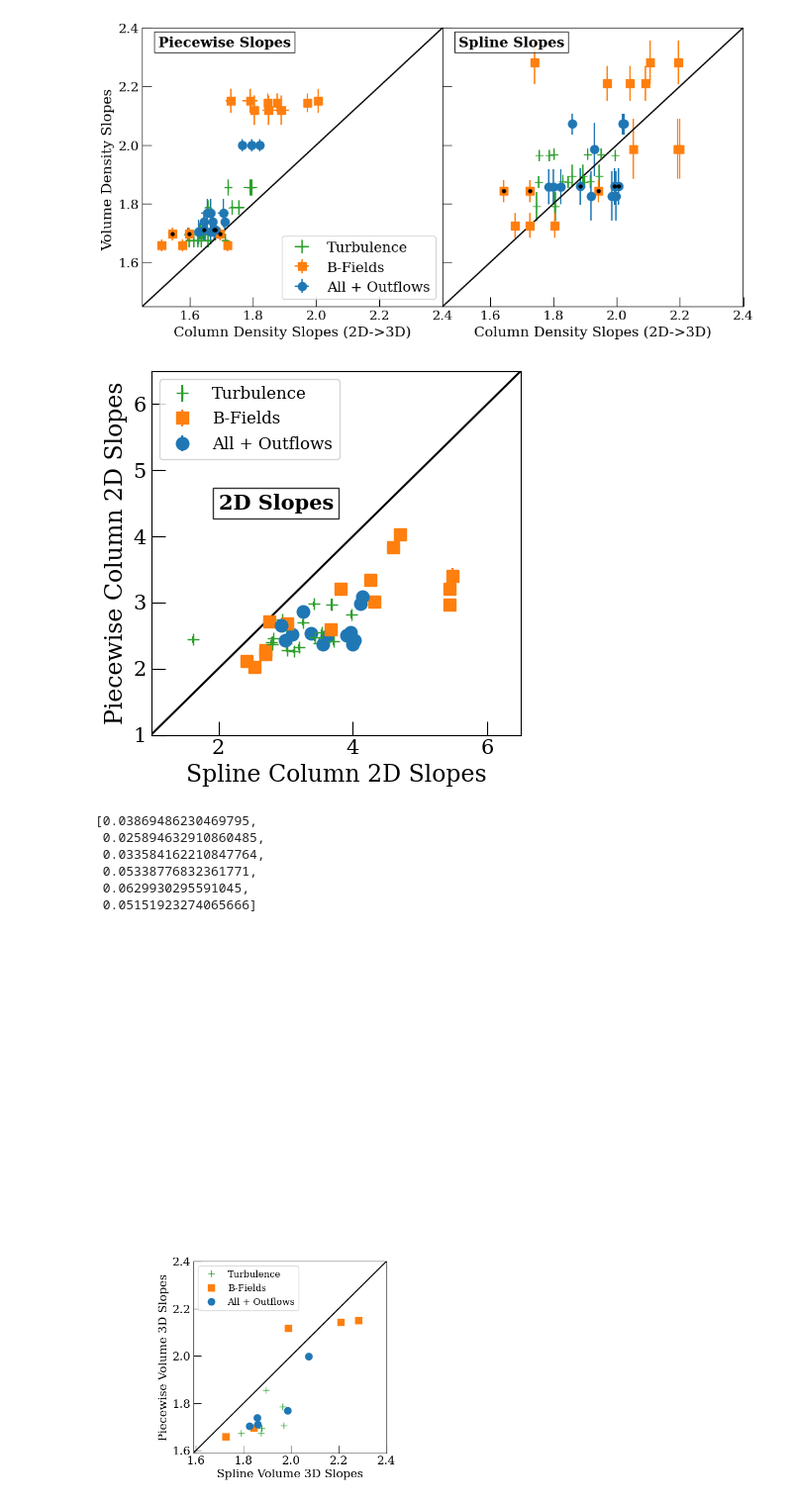
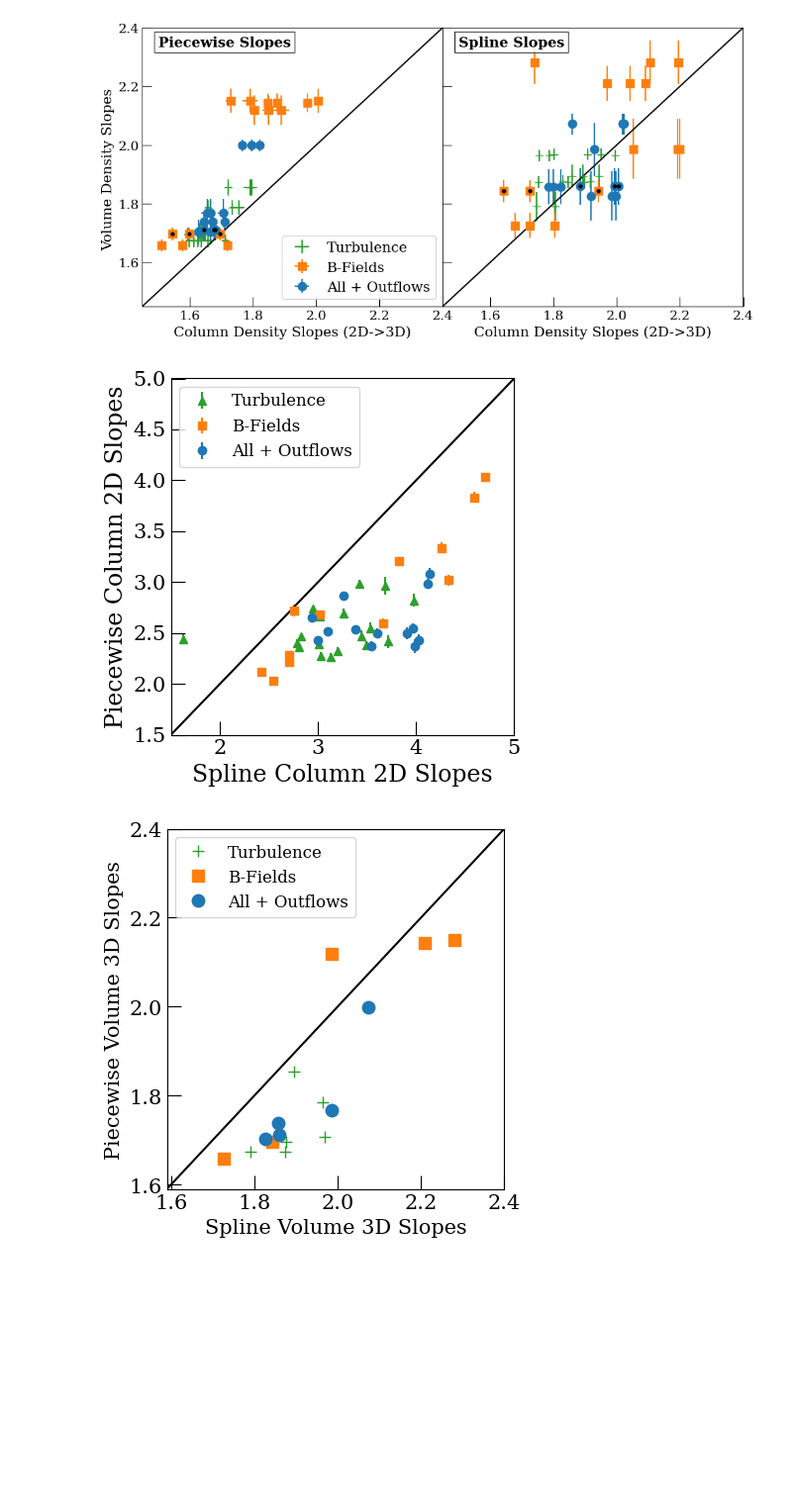
Before and after one commit to Kiihne/PDF-kiihne, a Jupyter notebook: 3D_slopes.ipynb, the cells around one changed output. Shown at 99% size. Cells and saved outputs as stored; diff of their text form; code cells hidden in the pictures; blank space fills up the shorter version.

```diff
--- a/3D_slopes.ipynb
+++ b/3D_slopes.ipynb
@@ -321,10 +317,10 @@ for a in range(3):
     slope_x_gt = []
     slope_x_gtm = []
     slope_x_gtmp = []
-    error_x_g = []
-    error_x_gt = []
-    error_x_gtm = []
-    error_x_gtmp = []
+    pdf_error_x_g = []
+    pdf_error_x_gt = []
+    pdf_error_x_gtm = []
+    pdf_error_x_gtmp = []
     slope_x_gt_err = []
     slope_x_gtm_err = []
     slope_x_gtmp_err = []
@@ -375,9 +371,9 @@ for a in range(3):
         string3 = string2.split(",")
         string3 = np.array(string3)
         slope_list = string3.astype('float')
-        error_x_gt.append(slope_list[0+a])
-        error_x_gtm.append(slope_list[3+a])
-        error_x_gtmp.append(slope_list[6+a])
+        pdf_error_x_gt.append(slope_list[0+a])
+        pdf_error_x_gtm.append(slope_list[3+a])
+        pdf_error_x_gtmp.append(slope_list[6+a])
     grav_3D_col_piece = np.zeros(6)
     turbulence_3D_col_piece = np.zeros(6)
     mag_3D_col_piece = np.zeros(6)
@@ -393,9 +389,9 @@ for a in range(3):
         turbulence_3D_col_piece[z] = 3/(2/slope_x_gt[z]+1)
         mag_3D_col_piece[z] = 3/(2/slope_x_gtm[z]+1)
         outflows_3D_col_piece[z] = 3/(2/slope_x_gtmp[z]+1)
-        error_3D_gt_piece[z] = (6/(slope_x_gt[z]+2)**2)*error_x_gt[z]
-        error_3D_gtm_piece[z] = (6/(slope_x_gtm[z]+2)**2)*error_x_gtm[z]
-        error_3D_gtmp_piece[z] = (6/(slope_x_gtmp[z]+2)**2)*error_x_gtmp[z]
+        error_3D_gt_piece[z] = (6/(slope_x_gt[z]+2)**2)*pdf_error_x_gt[z]
+        error_3D_gtm_piece[z] = (6/(slope_x_gtm[z]+2)**2)*pdf_error_x_gtm[z]
+        error_3D_gtmp_piece[z] = (6/(slope_x_gtmp[z]+2)**2)*pdf_error_x_gtmp[z]
 
         #for comparison
         piece_comparison_gt.append(turbulence_3D_col_piece[z])
@@ -577,13 +573,12 @@ x=.1*np.linspace(0,90)
 y=x
 plt.plot(x,y, color = 'black')
 for a in range(3):
-    plt.errorbar(spline_2D_slope_full_gt[a*6],piece_2D_slope_full_gt[a*6], yerr = piece_2D_slope_full_gt_err[a*6],color = 'C2', fmt = '+', markersize = 9, label = 'Turbulence')
-    plt.errorbar(spline_2D_slope_full_gtm[a*6],piece_2D_slope_full_gtm[a*6],yerr = piece_2D_slope_full_gtm_err[a*6],color = 'C1', fmt = 's', markersize = 9, label = 'B-Fields')
-    plt.errorbar(spline_2D_slope_full_gtmp[a*6],piece_2D_slope_full_gtmp[a*6],yerr = piece_2D_slope_full_gtmp_err[a*6],color = 'C0',  fmt = 'o', markersize = 9, label = 'All + Outflows')
+    plt.errorbar(spline_2D_slope_full_gt[a*6],piece_2D_slope_full_gt[a*6], yerr = piece_2D_slope_full_gt_err[a*6],color = 'C2', fmt = '^', markersize = 6, label = 'Turbulence')
+    plt.errorbar(spline_2D_slope_full_gtm[a*6],piece_2D_slope_full_gtm[a*6],yerr = piece_2D_slope_full_gtm_err[a*6],color = 'C1', fmt = 's', markersize = 6, label = 'B-Fields')
+    plt.errorbar(spline_2D_slope_full_gtmp[a*6],piece_2D_slope_full_gtmp[a*6],yerr = piece_2D_slope_full_gtmp_err[a*6],color = 'C0',  fmt = 'o', markersize = 6, label = 'All + Outflows')
     if a == 0:
         plt.legend(loc = 'upper left',fontsize = 12)
 
-    #
 snap = 1
 plt.errorbar(spline_2D_slope_full_gtm[0+snap][1],piece_2D_slope_full_gtm[0+snap][1],color = 'black', fmt = '.', markersize = 7)
 plt.errorbar(spline_2D_slope_full_gtm[6+snap][1],piece_2D_slope_full_gtm[6+snap][1],color = 'black', fmt = '.', markersize = 7)
@@ -592,46 +587,37 @@ plt.errorbar(spline_2D_slope_full_gtm[12+snap][1],piece_2D_slope_full_gtm[12+sna
 #bells n whistles
 plt.xlabel('Spline Column 2D Slopes', size=17)
 plt.ylabel('Piecewise Column 2D Slopes', size=17)
-plt.ylim(1,6.5)
-plt.xlim(1,6.5)
-plt.annotate('2D Slopes', (2.0,4.5), color = 'black', fontsize =15, weight = 'bold',horizontalalignment='left',verticalalignment='center', textcoords='data', bbox=dict(facecolor='white', alpha=0.8))
+plt.ylim(1.5,5)
+plt.xlim(1.5,5)
+#plt.annotate('2D Slopes', (2.0,3.5), color = 'black', fontsize =15, weight = 'bold',horizontalalignment='left',verticalalignment='center', textcoords='data', bbox=dict(facecolor='white', alpha=0.8))
 plt.tick_params(direction='in', which = 'major', size =10, labelsize = 15)
 plt.tick_params(direction='in', which = 'minor', size =4)
 plt.tight_layout()
 plt.savefig('plots/2D_spline_v_piecewise.pdf', bbox_inches='tight', format = 'pdf')
 # %% [output]
-[figure, old version]
+[figure, new version]
-# %%
-piece_2D_slope_full_gt_err[17]
-# %% [output]
-[0.03869486230469795,
- 0.025894632910860485,
- 0.033584162210847764,
- 0.05338776832361771,
- 0.0629930295591045,
- 0.05151923274065666]
 # %%
 #2D graph of piecewise and spline slopes
 #plot bells and whistles
 plt.figure(figsize = (4.5,4.5))
 #plot x = y line
 x=.1*np.linspace(0,90)
 y=x
 plt.plot(x,y, color = 'black')
 plt.errorbar(turbulence_3D_vol,slope_volPDF_gt,color = 'C2', fmt = '+', markersize = 9, label = 'Turbulence')
 plt.errorbar(mag_3D_vol,slope_volPDF_gtm,color = 'C1', fmt = 's', markersize = 9, label = 'B-Fields')
 plt.errorbar(outflows_3D_vol,slope_volPDF_gtmp,color = 'C0',  fmt = 'o', markersize = 9, label = 'All + Outflows')
 plt.errorbar(mag_3D_vol[1],slope_volPDF_gtm[1],color = 'black', fmt = '.', markersize = 9)
 #bells n whistles
 plt.xlabel('Spline Volume 3D Slopes', size=15)
 plt.ylabel('Piecewise Volume 3D Slopes', size=15)
 plt.ylim(1.59,2.4)
 plt.xlim(1.59,2.4)
-plt.annotate('3D Slopes', (1.2,3.75), color = 'black', fontsize =15, weight = 'bold',horizontalalignment='left',verticalalignment='center', textcoords='data', bbox=dict(facecolor='white', alpha=0.8))
+#plt.annotate('3D Slopes', (1.2,3.75), color = 'black', fontsize =15, weight = 'bold',horizontalalignment='left',verticalalignment='center', textcoords='data', bbox=dict(facecolor='white', alpha=0.8))
 plt.tick_params(direction='in', which = 'major', size =10, labelsize = 15)
 plt.tick_params(direction='in', which = 'minor', size =4)
 plt.legend(loc = 'upper left',fontsize = 12)
 plt.tight_layout()
 plt.savefig('plots/3D_spline_v_piecewise.pdf', bbox_inches='tight', format = 'pdf')
 # %% [output]
-[figure, old version]
+[figure, new version]
```
Also changed, not shown: parts of 2 cells of this notebook, 1 other file.
